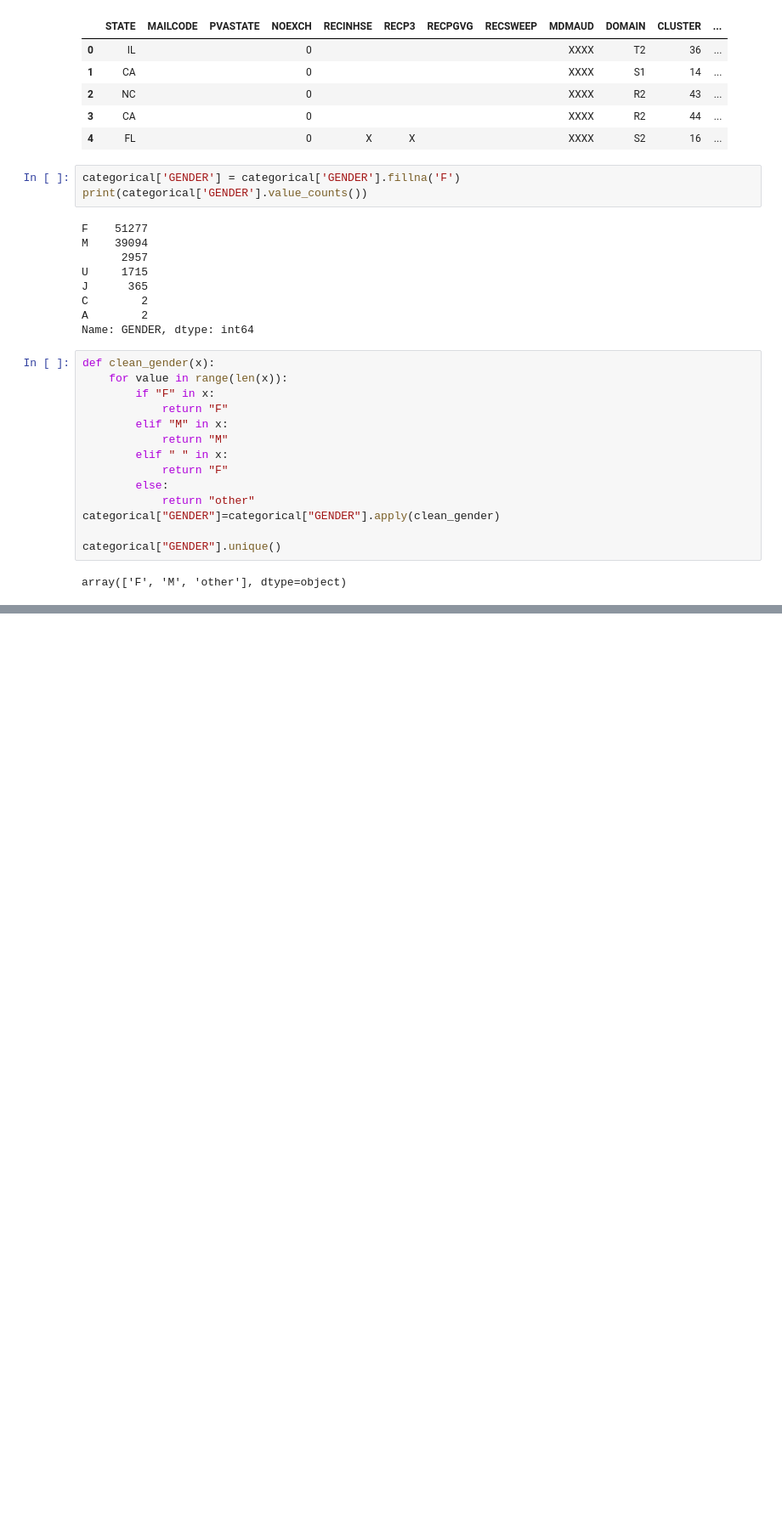
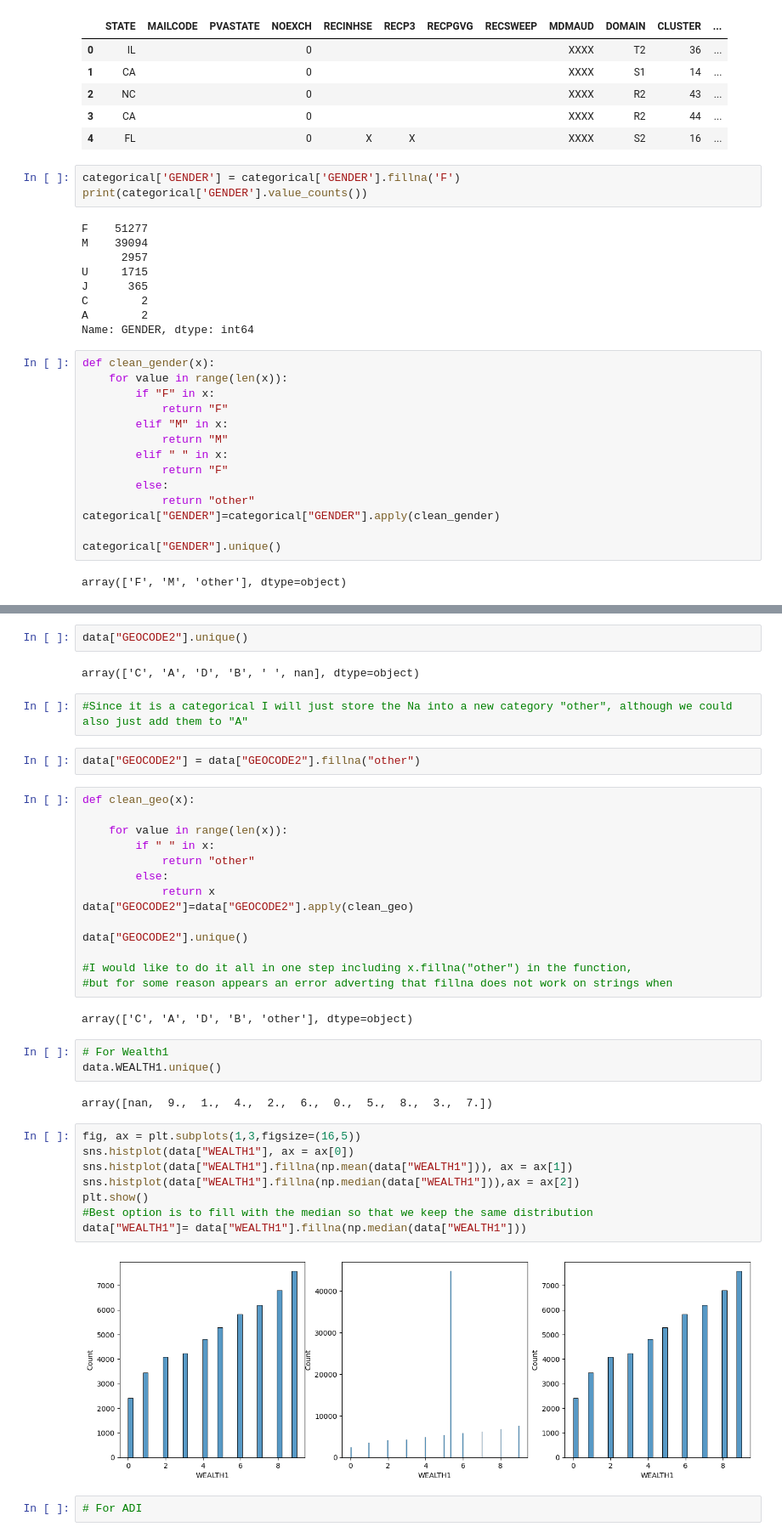
Before and after one commit to Acomar0/lab-revisiting-machine-learning, a Jupyter notebook: Lab 7.1.ipynb, the cells around one changed output, grey strips where cells are left out. Shown at 85% size. Drawn from its saved outputs; the diff is of its cells as text; blank space fills up the shorter version.

```diff
--- a/Lab 7.1.ipynb
+++ b/Lab 7.1.ipynb
@@ -115,0 +154,41 @@ array(['F', 'M', 'other'], dtype=object)
+# %%
+data["GEOCODE2"].unique()
+# %% [output]
+array(['C', 'A', 'D', 'B', ' ', nan], dtype=object)
+# %%
+#Since it is a categorical I will just store the Na into a new category "other", although we could also just add them to "A"
+# %%
+data["GEOCODE2"] = data["GEOCODE2"].fillna("other")
+# %%
+def clean_geo(x):
+
+    for value in range(len(x)):
+        if " " in x:
+            return "other"
+        else:
+            return x
+data["GEOCODE2"]=data["GEOCODE2"].apply(clean_geo)
+
+data["GEOCODE2"].unique()
+
+#I would like to do it all in one step including x.fillna("other") in the function,
+#but for some reason appears an error adverting that fillna does not work on strings when
+# %% [output]
+array(['C', 'A', 'D', 'B', 'other'], dtype=object)
+# %%
+# For Wealth1
+data.WEALTH1.unique()
+# %% [output]
+array([nan,  9.,  1.,  4.,  2.,  6.,  0.,  5.,  8.,  3.,  7.])
+# %%
+fig, ax = plt.subplots(1,3,figsize=(16,5))
+sns.histplot(data["WEALTH1"], ax = ax[0])
+sns.histplot(data["WEALTH1"].fillna(np.mean(data["WEALTH1"])), ax = ax[1])
+sns.histplot(data["WEALTH1"].fillna(np.median(data["WEALTH1"])),ax = ax[2])
+plt.show()
+#Best option is to fill with the median so that we keep the same distribution
+data["WEALTH1"]= data["WEALTH1"].fillna(np.median(data["WEALTH1"]))
+# %% [output]
+[figure, added]
+# %%
+# For ADI
```
Also changed, not shown: parts of 11 cells of this notebook.
